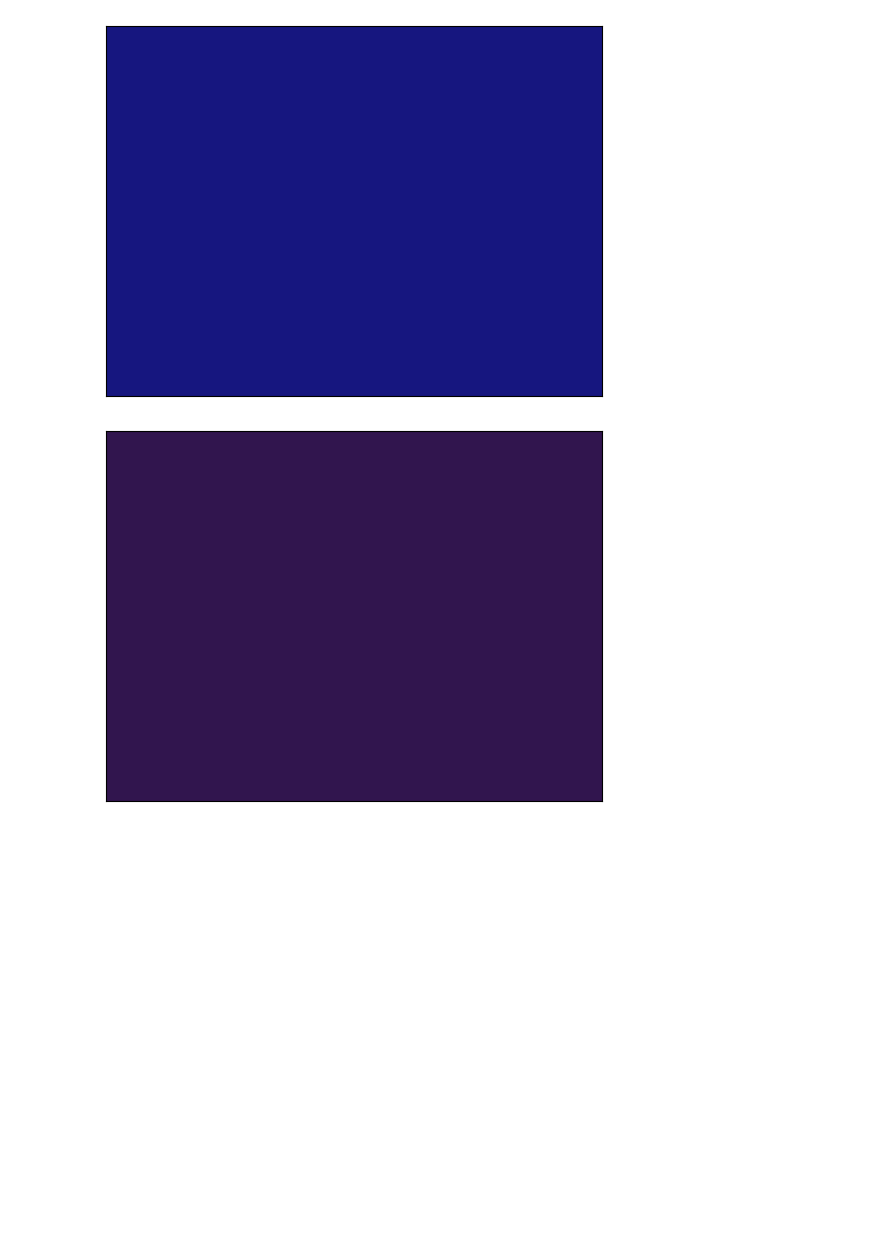
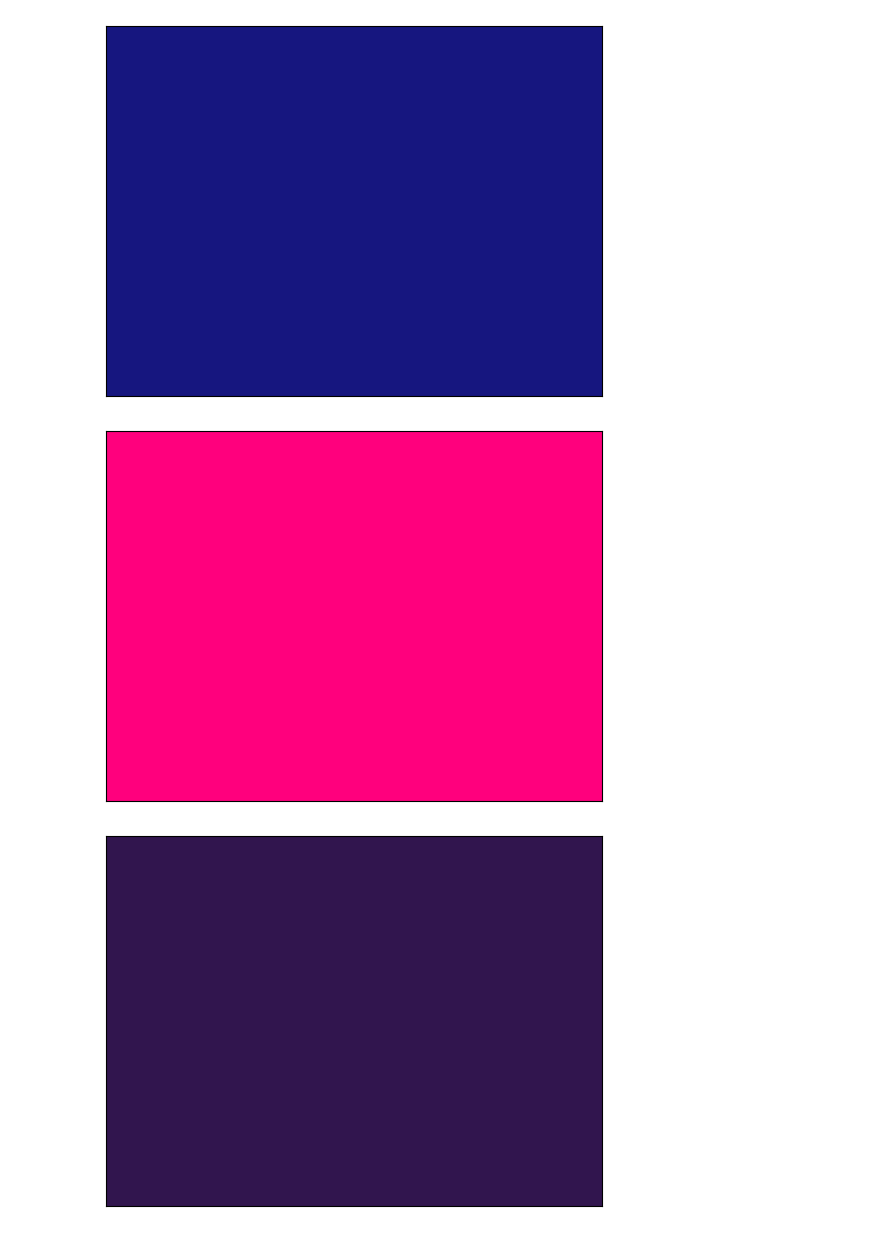
Before and after one commit to Object-Color-Solid-Render/ocsr-theory, a Jupyter notebook: SPD_recovery.ipynb, the cells around one changed output. Saved outputs shown, nothing was run; the diff lists cells and outputs as text; code cells hidden in the pictures; blank space fills up the shorter version.

```diff
--- a/SPD_recovery.ipynb
+++ b/SPD_recovery.ipynb
@@ -144,6 +144,34 @@ plot_color_square(bound(lms_to_rgb_transformation @ ms_to_rgb_transformation @ l
 (311,)
 [figure]
 [figure]
+# %%
+# Extract LMS responses (cone fundamentals)
+lms_responses = np.vstack((
+    standard_trichromat.sensors[2].data,  # L cone
+    standard_trichromat.sensors[1].data,  # M cone
+    standard_trichromat.sensors[0].data   # S cone
+)) * illuminant.data
+
+# Normalize LMS responses
+lms_responses /= lms_responses.sum(axis=0, keepdims=True)
+
+LMS_from_linearRGB = np.array([[17.88240413, 43.51609057,  4.11934969],
+         [ 3.45564232, 27.15538246,  3.86713084],
+         [ 0.02995656,  0.18430896,  1.46708614]])
+
+rgb_input = np.array([0.5, 0.0, 0.5])
+
+linear_value = rgb_input #** (1/2.2)
+
+lms = LMS_from_linearRGB @ linear_value
+
+basis_pinv = pinv(lms_responses)
+# Solve for SPD
+spd = basis_pinv @ lms
+
+plot_color_square(np.clip(lms_to_rgb_transformation @ lms_responses @ spd,0,1))
+# %% [output]
+[figure, added]
 # %%
 anomalous_l_cone = Cone.cone(525, template="stockman", od=0.35, wavelengths=wavelengths)
 anomalous_m_cone = Cone.cone(525, template="stockman", od=0.15, wavelengths=wavelengths)
```
Also changed, not shown: parts of 3 cells of this notebook.
